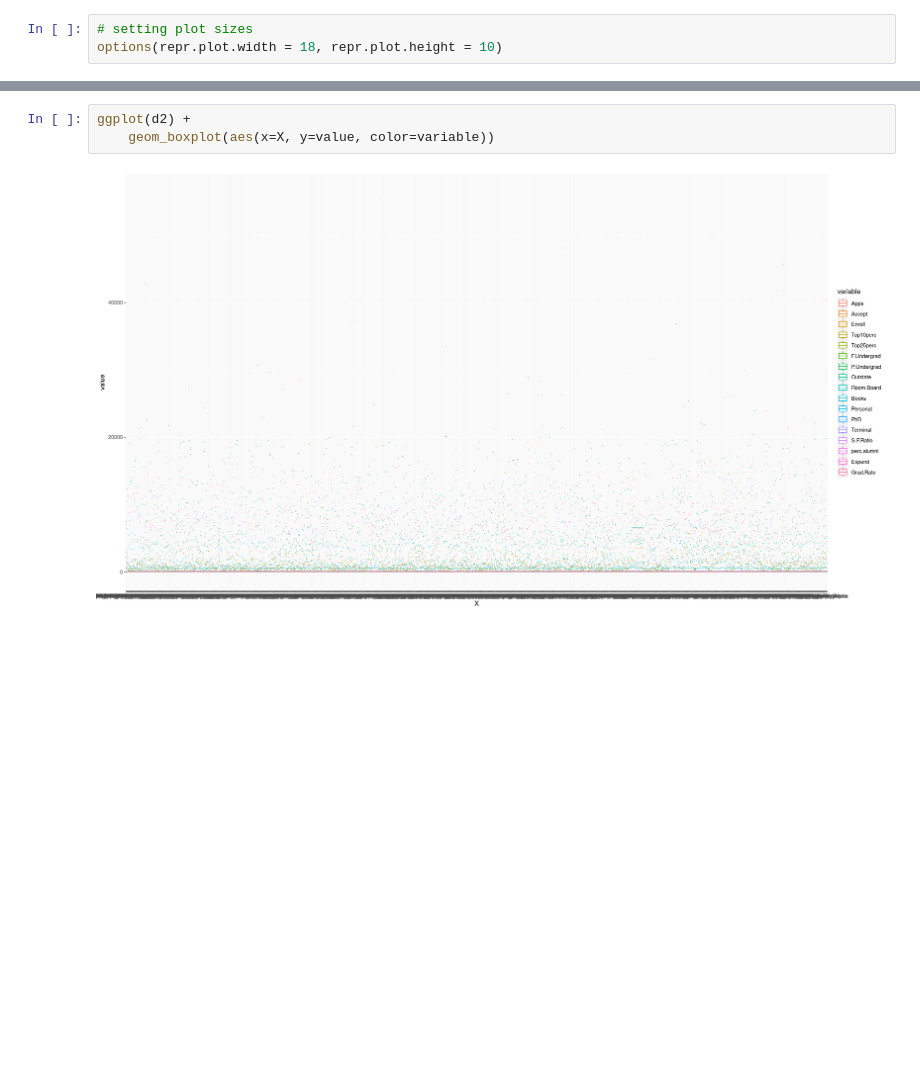
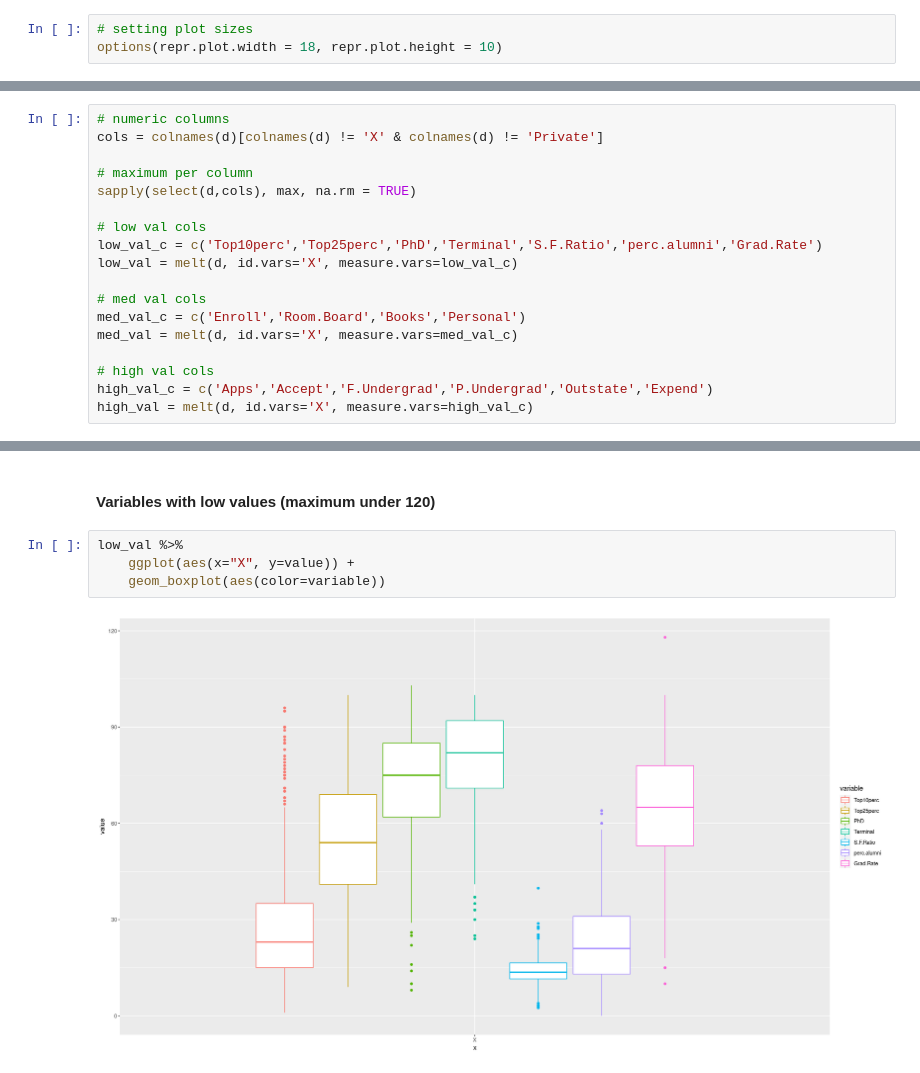
Before and after one commit to dreth/UC3MMultivariateAnalysis, a Jupyter notebook: Topic 1/Exercise 1/Exercise_1.ipynb, the cells around one changed output, grey strips where cells are left out. Drawn from its saved outputs; the diff is of its cells as text; blank space fills up the shorter version.

```diff
--- a/Topic 1/Exercise 1/Exercise_1.ipynb
+++ b/Topic 1/Exercise 1/Exercise_1.ipynb
@@ -221,0 +267,18 @@ d2 = melt(d, id.vars='X', measure.vars=cols)
+# %%
+# numeric columns
+cols = colnames(d)[colnames(d) != 'X' & colnames(d) != 'Private']
+
+# maximum per column
+sapply(select(d,cols), max, na.rm = TRUE)
+
+# low val cols
+low_val_c = c('Top10perc','Top25perc','PhD','Terminal','S.F.Ratio','perc.alumni','Grad.Rate')
+low_val = melt(d, id.vars='X', measure.vars=low_val_c)
+
+# med val cols
+med_val_c = c('Enroll','Room.Board','Books','Personal')
+med_val = melt(d, id.vars='X', measure.vars=med_val_c)
+
+# high val cols
+high_val_c = c('Apps','Accept','F.Undergrad','P.Undergrad','Outstate','Expend')
+high_val = melt(d, id.vars='X', measure.vars=high_val_c)
@@ -222,5 +296,8 @@ d2 = melt(d, id.vars='X', measure.vars=cols)
+# %% [markdown]
+#### Variables with low values (maximum under 120)
 # %%
-ggplot(d2) +
-    geom_boxplot(aes(x=X, y=value, color=variable))
+low_val %>%
+    ggplot(aes(x="X", y=value)) +
+    geom_boxplot(aes(color=variable))
 # %% [output]
-[figure, old version]
+[figure, new version]
```
Also changed, not shown: parts of 17 cells of this notebook.
